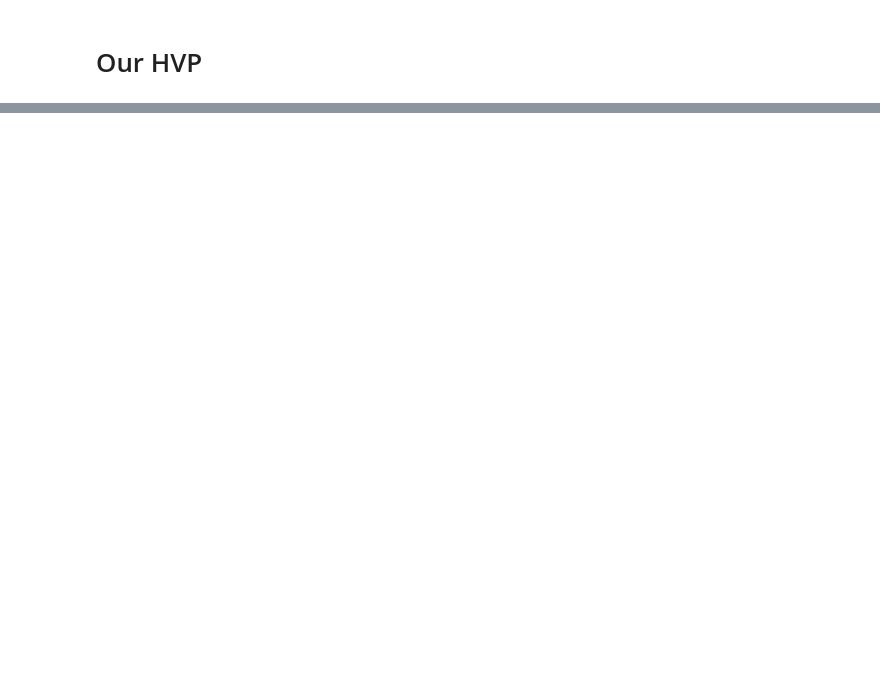
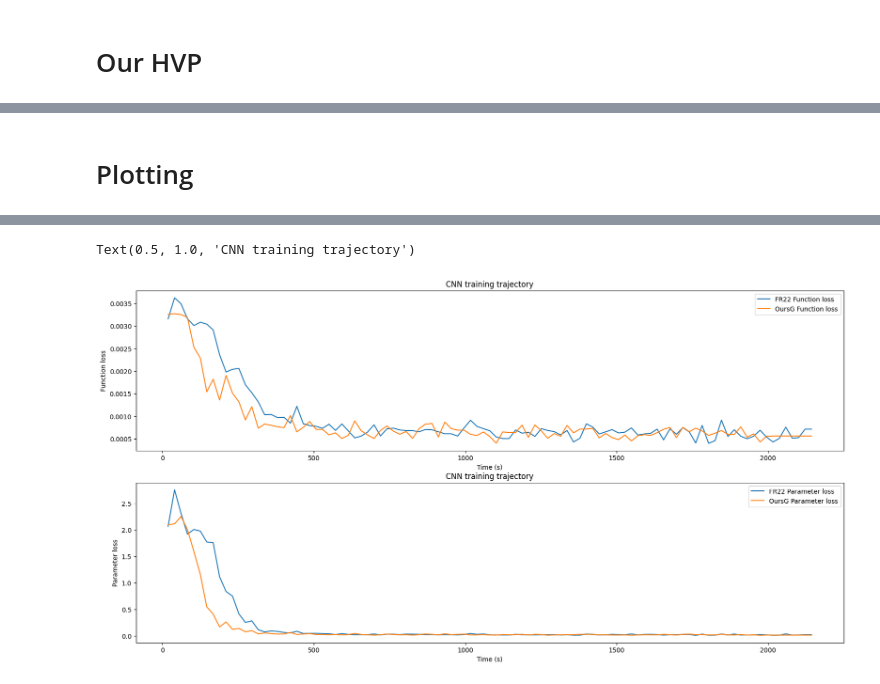
Before and after one commit to wangzican/prdpt2024, a Jupyter notebook: code/training_cnn.ipynb, the cells around one changed output, grey strips where cells are left out. Cells and saved outputs as stored; diff of their text form; code cells hidden in the pictures; blank space fills up the shorter version.

```diff
--- a/code/training_cnn.ipynb
+++ b/code/training_cnn.ipynb
@@ -410,0 +489,78 @@ func, params = ft.make_functional(model)
+# %% [markdown]
+# Plotting
+# %%
+fig, ax = plt.subplots(2, 1, figsize=(20, 10))
+task = 'CNN_mug'
+path = './results/' + task + '/'
+opts = ['FR22', 'G']#, 'cg', 'cg_HVP']
+opt_names = ['FR22', 'OursG']#, 'CG', 'CGHVP']
+
+def round_to_nearest(times, new_times):
+    return np.argmin(np.abs(new_times - times))
+
+dataset = []
+for i in range(len(opts)):
+    iter_times = np.load(path + task + '_' + opts[i] + '/' + task + '_' + opts[i] + f'_times.npy')
+    f_loss = np.load(path + task + '_' + opts[i] + '/' + task + '_' + opts[i] + f'_f_loss.npy')
+    param_loss = np.load(path + task + '_' + opts[i] + '/' + task + '_' + opts[i] + f'_param_loss.npy')
+    dataset.append({'times': np.cumsum(iter_times), 'f_loss': f_loss, 'param_loss': param_loss})
+
+all_times = np.concatenate([d['times'] for d in dataset])
+global_start, global_end = np.min(all_times), np.max(all_times)
+smallest_set = min(dataset, key=lambda x: len(x['times']))
+smallest_times = smallest_set['times']
+average_iter_time = np.mean(np.diff(smallest_times))
+new_timestamps = np.arange(global_start, global_end+average_iter_time, average_iter_time)
+
+new_dataset = []
+for i, data in enumerate(dataset):
+    times = data['times']
+    # rounded_times = np.unique(rounded_times)
+    f_loss_rounded = []
+    param_loss_rounded = []
+    f_loss_orig = data['f_loss']
+    for j, t in enumerate(new_timestamps):
+        # print(t)
+        # print(times[-1])
+        # if t >= times[-1]:
+        #     break
+        nearest_idx = round_to_nearest(times, t)
+        if nearest_idx >= len(f_loss_orig):
+            break
+        f_loss_rounded.append(f_loss_orig[nearest_idx])
+        param_loss_rounded.append(data['param_loss'][nearest_idx])
+    f_loss_rounded = np.array(f_loss_rounded)
+    param_loss_rounded = abs(np.array(param_loss_rounded))
+    new_dataset.append({'times': new_timestamps[:len(f_loss_rounded)], 'f_loss': f_loss_rounded, 'param_loss': param_loss_rounded})
+    # new_dataset[[opts[j]]] = {'times': rounded_times, 'f_loss': f_loss_rounded, 'param_loss': param_loss_rounded}
+
+
+for i in range(len(opts)):
+    times = new_dataset[i]['times']
+    f_loss = new_dataset[i]['f_loss']
+    param_loss = new_dataset[i]['param_loss']
+    label_prefix = opt_names[i]
+
+    with np.printoptions(threshold=np.inf):
+        print(f'{label_prefix} time traj: {times}')
+        print(f'{label_prefix} f_loss traj: {f_loss}')
+        print(f'{label_prefix} param_loss traj: {param_loss}')
+
+    ax[0].plot(times, f_loss, label=label_prefix + ' Function loss')
+    ax[1].plot(times, param_loss.squeeze(), label=label_prefix+' Parameter loss')
+
+ax[0].legend()
+ax[1].legend()
+ax[0].set_xlabel('Time (s)')
+ax[0].set_ylabel('Function loss')
+ax[0].set_title(f'CNN training trajectory')
+ax[1].set_xlabel('Time (s)')
+ax[1].set_ylabel('Parameter loss')
+ax[1].set_title(f'CNN training trajectory')
+# save_path = './results/' + task + '/' + task + '_task.pdf'
+# plt.savefig(save_path, format='pdf')
+# ax[0,0].set_yscale('log')
+# ax[0,1].set_yscale('log')
+# save_path = './results/' + task + '/' + task + '_task_log.pdf'
+# plt.savefig(save_path, format='pdf')
+# %% [output]
@@ -410,0 +584,2 @@ func, params = ft.make_functional(model)
+Text(0.5, 1.0, 'CNN training trajectory')
+[figure, added]
```
Also changed, not shown: parts of 12 cells of this notebook, 8 other files.
